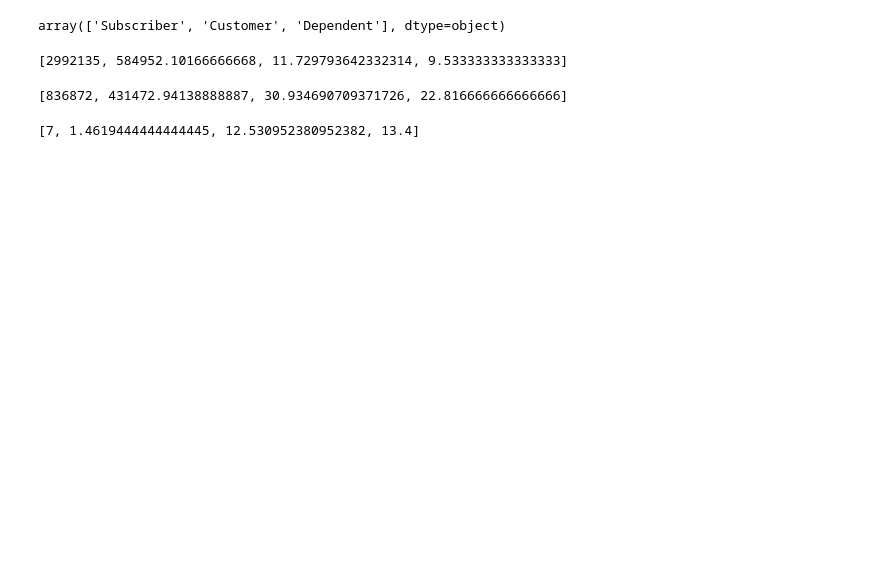
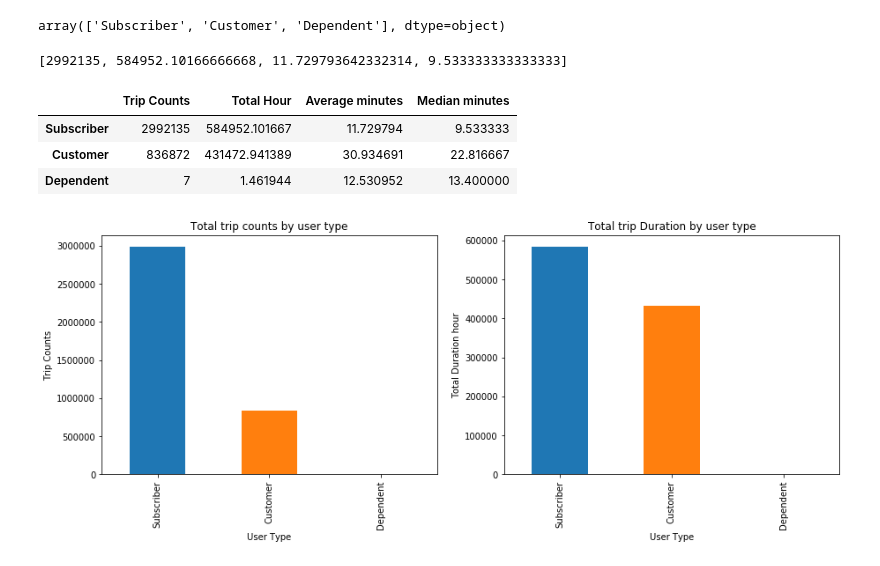
Before and after one commit to yshinomiya1q85/ys, a Jupyter notebook: capstone DS.ipynb, the cells around one changed output. Drawn from its saved outputs; the diff is of its cells as text; code cells hidden in the pictures; blank space fills up the shorter version.

```diff
--- a/capstone DS.ipynb
+++ b/capstone DS.ipynb
@@ -79,29 +93,13 @@ subscriber_trip
 # %% [output]
 [2992135, 584952.10166666668, 11.729793642332314, 9.533333333333333]
-# %%
-#making trip duration list for usertype:Customer
-customer_trip = [
-    df_2017.loc[df_2017['usertype'] == 'Customer'].trip_id.count(),#total trip counts
-    df_2017.loc[df_2017['usertype'] == 'Customer'].tripduration.sum() / (60*60),#total hour
-    df_2017.loc[df_2017['usertype'] == 'Customer'].tripduration.mean() / 60,#average trip minutes
-    df_2017.loc[df_2017['usertype'] == 'Customer'].tripduration.median() / 60#trip minutes median
-]
-customer_trip
-# %% [output]
-[836872, 431472.94138888887, 30.934690709371726, 22.816666666666666]
-# %%
-#making trip duration list for usertype:Dependent
-dependent_trip = [
-    df_2017.loc[df_2017['usertype'] == 'Dependent'].trip_id.count(),#total trip counts
-    df_2017.loc[df_2017['usertype'] == 'Dependent'].tripduration.sum() / (60*60),#total hour
-    df_2017.loc[df_2017['usertype'] == 'Dependent'].tripduration.mean() / 60,#average trip minutes
-    df_2017.loc[df_2017['usertype'] == 'Dependent'].tripduration.median() / 60#trip minutes median
-]
-dependent_trip
-# %% [output]
-[7, 1.4619444444444445, 12.530952380952382, 13.4]
 # %%
 #create DataFrame from the lists
-df_duration = pd.DataFrame(subscriber_trip)
-df_duration['Customer'] = customer_trip
-df_duration['Dependent'] = dependent_trip
+df_duration = pd.DataFrame([subscriber_trip,customer_trip,dependent_trip],
+                          columns=['Trip Counts','Total Hour','Average minutes','Median minutes'],
+                          index=['Subscriber','Customer','Dependent'])
+df_duration
+# %% [output]
+|  | Trip Counts | Total Hour | Average minutes | Median minutes |
+| Subscriber | 2992135 | 584952.101667 | 11.729794 | 9.533333 |
+| Customer | 836872 | 431472.941389 | 30.934691 | 22.816667 |
+| Dependent | 7 | 1.461944 | 12.530952 | 13.400000 |
@@ -112 +106,19 @@ df_duration.rename(index={0:'Trip Counts',1:'Total Hour',2:'Average minutes',3:'
+# %%
+plt.figure(figsize=(15, 5))
+
+plt.subplot(1,2,1)
+df_duration['Trip Counts'].plot.bar()
+plt.title('Total trip counts by user type')
+plt.xlabel('User Type')
+plt.ylabel('Trip Counts')
+
+plt.subplot(1,2,2)
+df_duration['Total Hour'].plot.bar()
+plt.title('Total trip Duration by user type')
+plt.xlabel('User Type')
+plt.ylabel('Total Duration hour')
+
+plt.show()
+# %% [output]
+[figure, added]
 # %%
```
Also changed, not shown: parts of 14 cells of this notebook.
